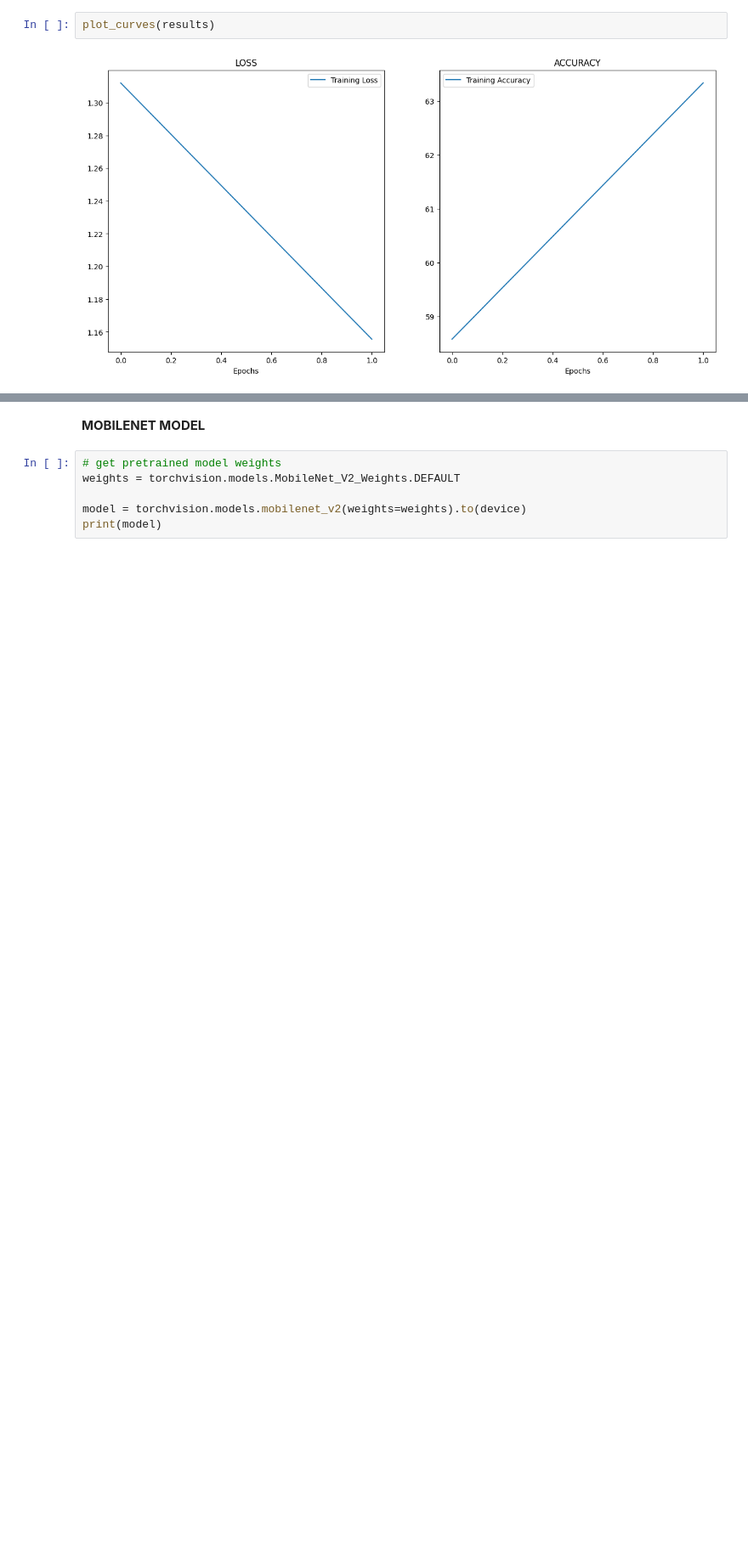
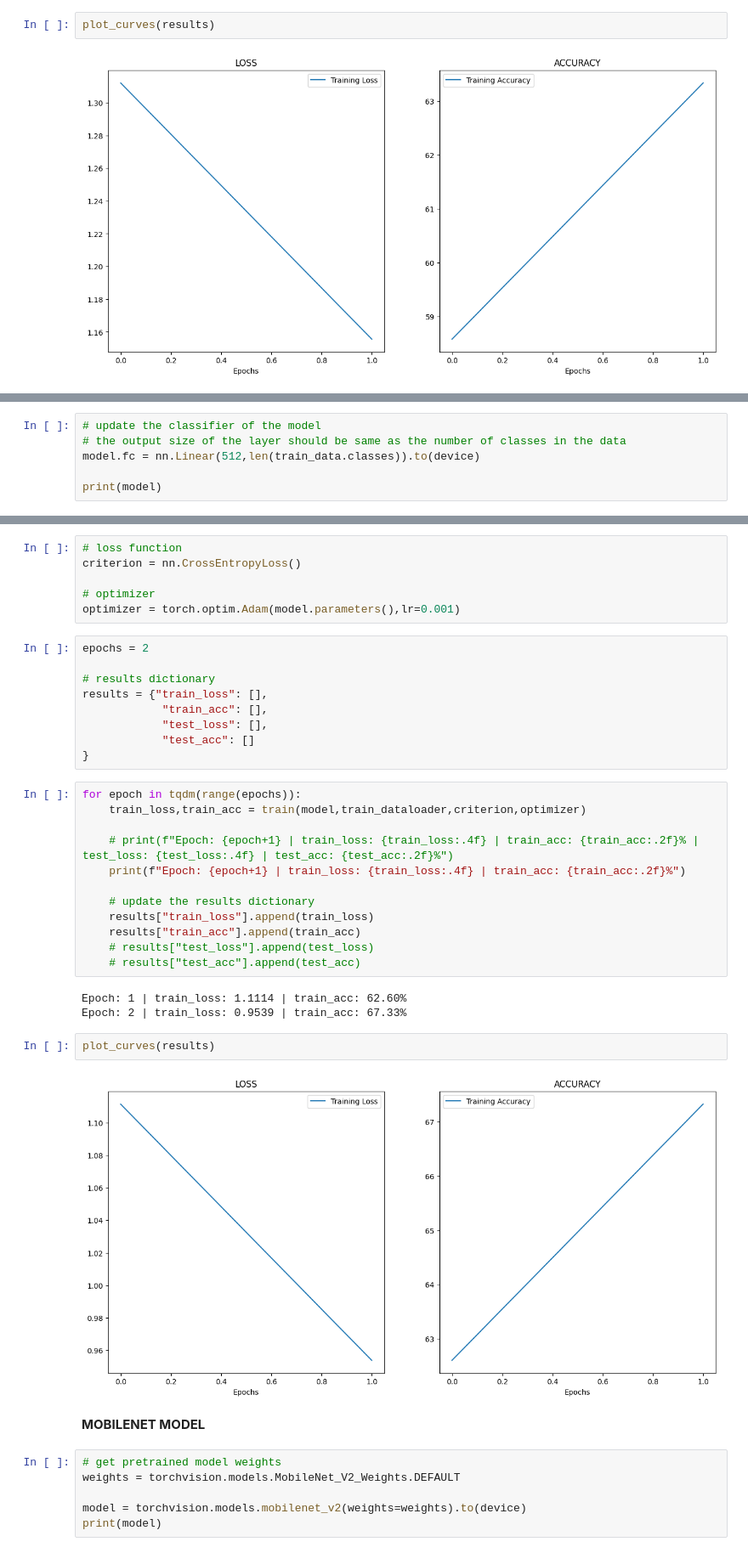
Before and after one commit to dasgauranga2/Deep-Learning-Fundamentals-Assignment-2, a Jupyter notebook: Assignment 2.ipynb, the cells around one changed output, grey strips where cells are left out. Shown at 85% size. Cells and saved outputs as stored; diff of their text form; blank space fills up the shorter version.

Commit message:
Training with Vision ResNet-18 model

```diff
--- a/Assignment 2.ipynb
+++ b/Assignment 2.ipynb
@@ -377,0 +408,6 @@ plot_curves(results)
+# %%
+# update the classifier of the model
+# the output size of the layer should be same as the number of classes in the data
+model.fc = nn.Linear(512,len(train_data.classes)).to(device)
+
+print(model)
@@ -378,3 +432,37 @@ plot_curves(results)
+# %%
+# loss function
+criterion = nn.CrossEntropyLoss()
+
+# optimizer
+optimizer = torch.optim.Adam(model.parameters(),lr=0.001)
+# %%
+epochs = 2
+
+# results dictionary
+results = {"train_loss": [],
+            "train_acc": [],
+            "test_loss": [],
+            "test_acc": []
+}
+# %%
+for epoch in tqdm(range(epochs)):
+    train_loss,train_acc = train(model,train_dataloader,criterion,optimizer)
+
+    # print(f"Epoch: {epoch+1} | train_loss: {train_loss:.4f} | train_acc: {train_acc:.2f}% | test_loss: {test_loss:.4f} | test_acc: {test_acc:.2f}%")
+    print(f"Epoch: {epoch+1} | train_loss: {train_loss:.4f} | train_acc: {train_acc:.2f}%")
+
+    # update the results dictionary
+    results["train_loss"].append(train_loss)
+    results["train_acc"].append(train_acc)
+    # results["test_loss"].append(test_loss)
+    # results["test_acc"].append(test_acc)
+# %% [output]
+Epoch: 1 | train_loss: 1.1114 | train_acc: 62.60%
+Epoch: 2 | train_loss: 0.9539 | train_acc: 67.33%
+# %%
+plot_curves(results)
+# %% [output]
+[figure, added]
 # %% [markdown]
 **MOBILENET MODEL**
 # %%
```
Also changed, not shown: parts of 4 cells of this notebook.
